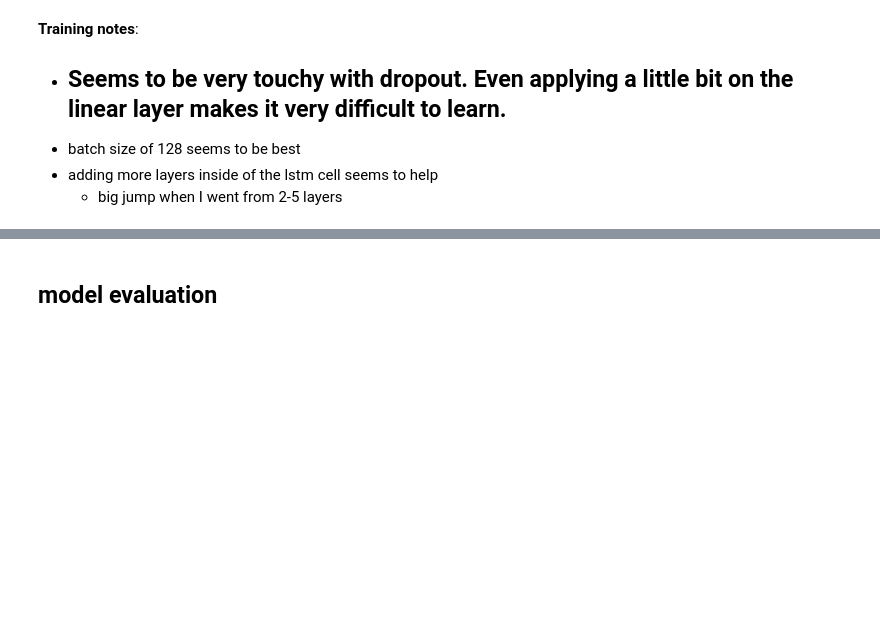
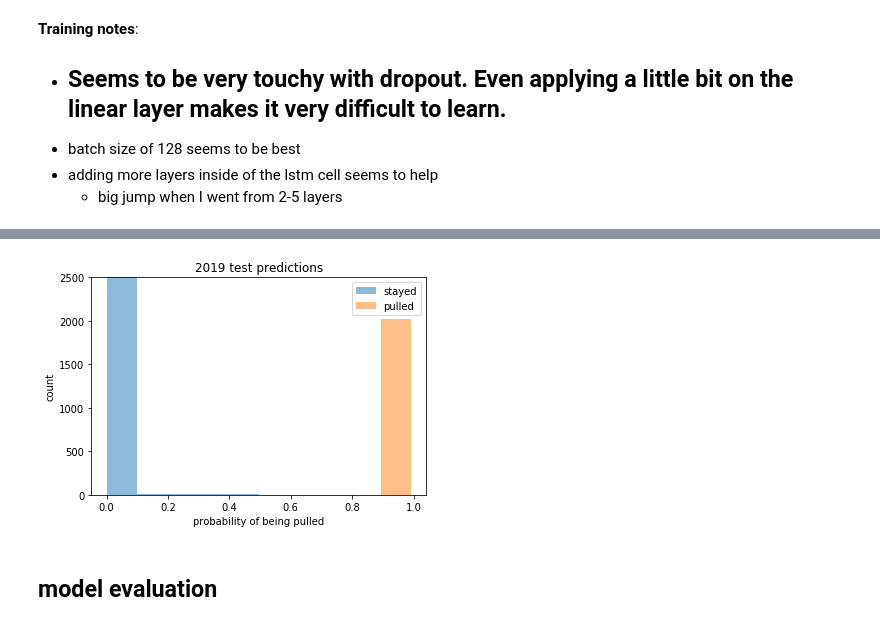
Before and after one commit to collinprather/pull-the-pitcher, a Jupyter notebook: modeling/drsa_modeling.ipynb, the cells around one changed output, grey strips where cells are left out. Cells and saved outputs as stored; diff of their text form; code cells hidden in the pictures; blank space fills up the shorter version.

```diff
--- a/modeling/drsa_modeling.ipynb
+++ b/modeling/drsa_modeling.ipynb
@@ -287,2 +308,7 @@ preds_histogram(valid_df["last_batter"], valid_df["pred"], ax=ax[1], ylim=(0, 25
+# %%
+fig, ax = plt.subplots(1, 1, figsize=(6, 4))
+preds_histogram(test_df["last_batter"], test_df["pred"], ax=ax, ylim=(0, 2500), title="2019 test predictions")
+# %% [output]
+[figure, added]
 # %%
 # saving model
```
Also changed, not shown: parts of 17 cells of this notebook, 6 other files.
